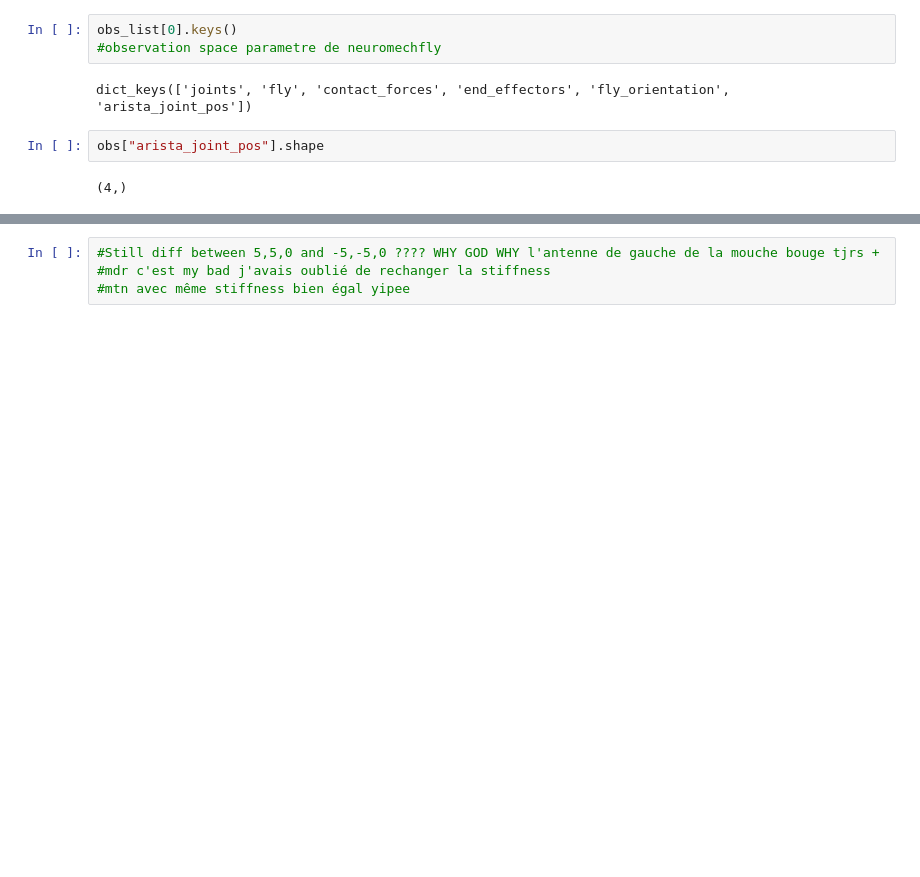
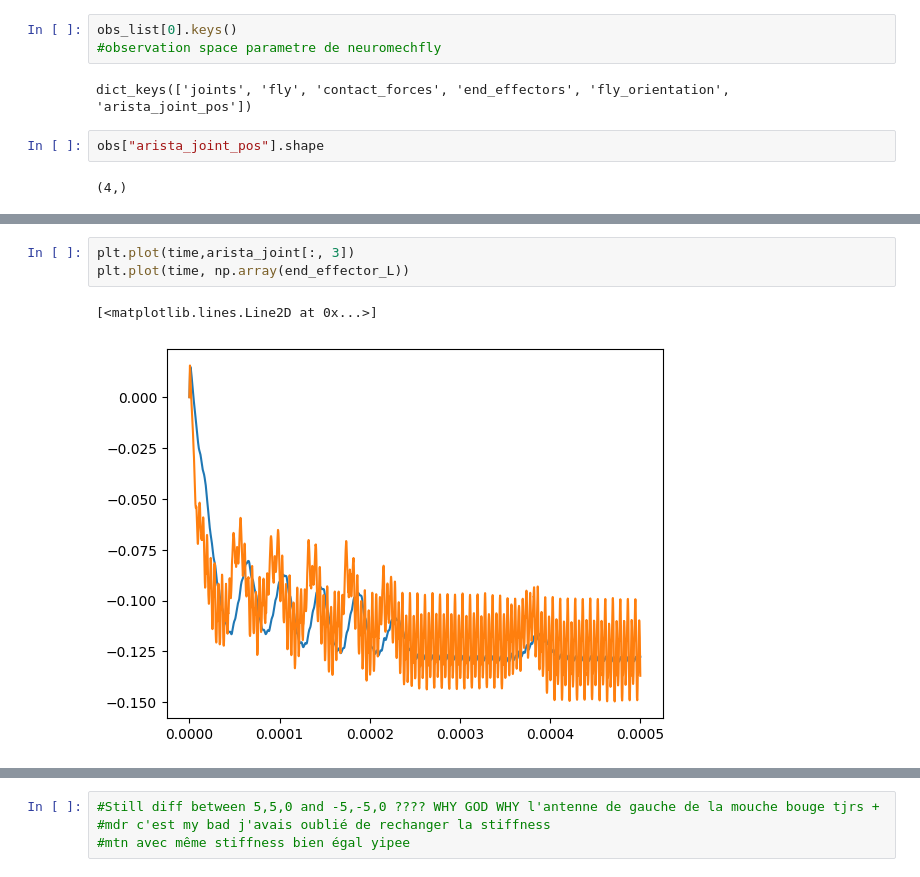
Before and after one commit to Nekoemy/CoBAR_wind_sensing, a Jupyter notebook: FindBias.ipynb, the cells around one changed output, grey strips where cells are left out. Saved outputs shown, nothing was run; the diff lists cells and outputs as text; blank space fills up the shorter version.

```diff
--- a/FindBias.ipynb
+++ b/FindBias.ipynb
@@ -367,3 +395,9 @@ plt.show()
+# %%
+plt.plot(time,arista_joint[:, 3])
+plt.plot(time, np.array(end_effector_L))
+# %% [output]
+[<matplotlib.lines.Line2D at 0x...>]
+[figure, added]
 # %%
 #arista_joint = np.array([obs["arista_end_eff"] for obs in obs_list])
 time = np.linspace(0, run_time, target_num_steps) * nmf.timestep
```
Also changed, not shown: parts of 14 cells of this notebook.
